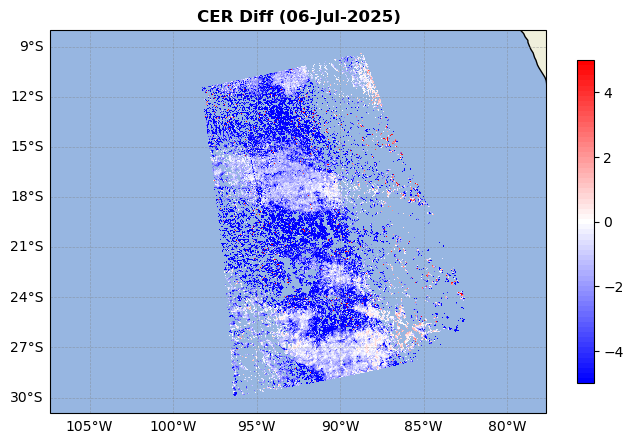
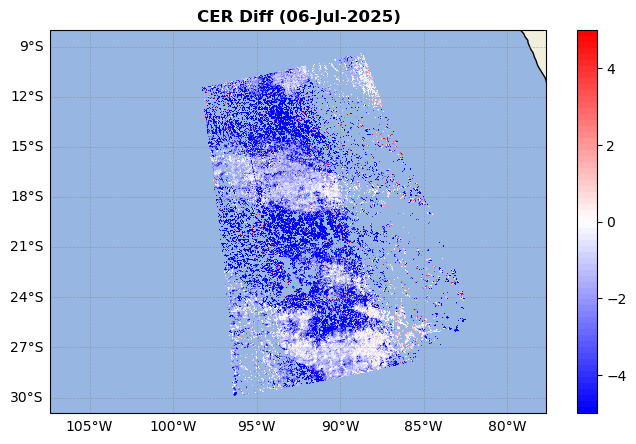
The change to this notebook cell's code, shown as a diff; its figure went from the first image to the second:
--- before
+++ after
@@ -19,3 +19,4 @@
 gl.top_labels = False
 gl.right_labels = False
-cax = plt.colorbar(mat, ax=ax, shrink=0.7)
+
+cax = plt.colorbar(mat, ax=ax, shrink=0.83)

Commit: updated Analysis